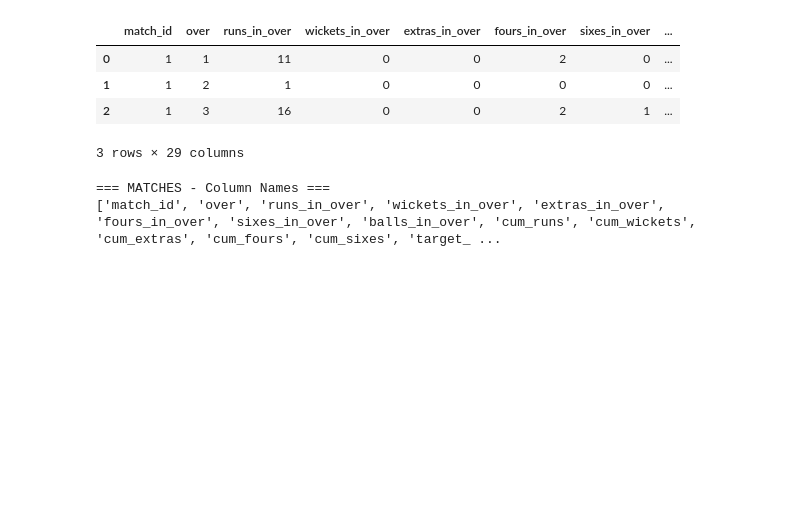
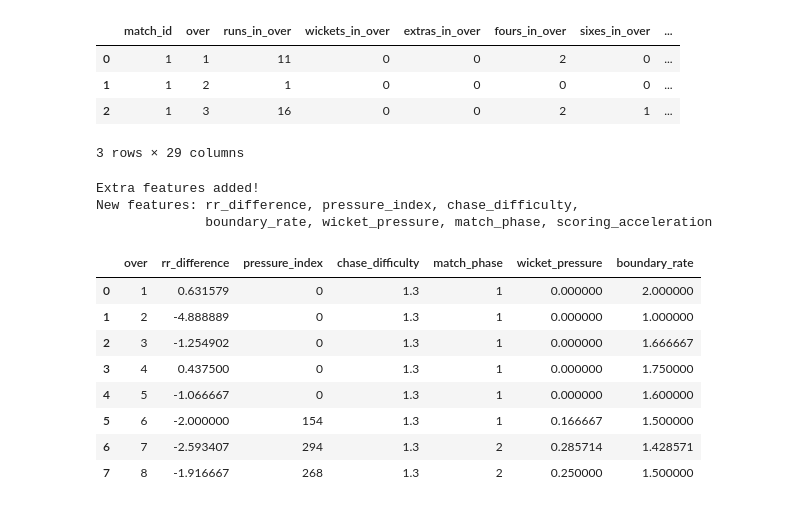
Before and after one commit to Jana1805/ML-Assignment, a Jupyter notebook: notebooks/svm_model.ipynb, the cells around one changed output. Cells and saved outputs as stored; diff of their text form; code cells hidden in the pictures; blank space fills up the shorter version.

```diff
--- a/notebooks/svm_model.ipynb
+++ b/notebooks/svm_model.ipynb
@@ -318,9 +330,68 @@ Chase win rate: 53.1%
 | 1 | 1 | 2 | 1 | 0 | 0 | 0 | 0 | ... |
 | 2 | 1 | 3 | 16 | 0 | 0 | 2 | 1 | ... |
 3 rows × 29 columns
-# %%
-print("\n=== MATCHES - Column Names ===")
-print(list(over_stats.columns))
-# %% [output]
-=== MATCHES - Column Names ===
-['match_id', 'over', 'runs_in_over', 'wickets_in_over', 'extras_in_over', 'fours_in_over', 'sixes_in_over', 'balls_in_over', 'cum_runs', 'cum_wickets', 'cum_extras', 'cum_fours', 'cum_sixes', 'target_ ...
+# %%
+#  EXTRA FEATURE ENGINEERING
+# These cricket-specific features help the model understand
+# the match situation better and improve prediction accuracy
+
+# 1. Run Rate Difference
+# Positive = chasing team scoring faster than needed (good for them)
+# Negative = chasing team behind the required rate (bad for them)
+over_stats['rr_difference'] = over_stats['current_rr'] - over_stats['required_rr']
+
+# 2. Pressure Index
+# Combines runs needed and wickets lost
+# High value = team is under more pressure
+over_stats['pressure_index'] = over_stats['runs_needed'] * over_stats['cum_wickets']
+
+# 3. Chase Difficulty
+# How big is the target compared to average IPL score (~160)
+# Higher = harder chase
+over_stats['chase_difficulty'] = over_stats['target_runs'] / 160
+
+# 4. Boundary Pressure
+# Boundaries scored so far per over
+# Shows if team is scoring aggressively
+over_stats['boundary_rate'] = (over_stats['cum_fours'] + over_stats['cum_sixes']) / over_stats['over']
+
+# 5. Wicket Pressure
+# Average wickets lost per over so far
+# High = team is losing wickets too fast
+over_stats['wicket_pressure'] = over_stats['cum_wickets'] / over_stats['over']
+
+# 6. Match Phase
+# Powerplay (1-6), Middle (7-15), Death (16-20)
+# Different phases have different scoring patterns
+over_stats['match_phase'] = pd.cut(
+    over_stats['over'],
+    bins    = [0, 6, 15, 20],
+    labels  = [1, 2, 3]
+).astype(int)
+
+# 7. Scoring Acceleration
+# Runs scored in this over compared to current average
+# Shows if team is accelerating or slowing down
+over_stats['scoring_acceleration'] = (
+    over_stats['runs_in_over'] - over_stats['current_rr']
+)
+
+print("Extra features added!")
+print(f"New features: rr_difference, pressure_index, chase_difficulty,")
+print(f"              boundary_rate, wicket_pressure, match_phase, scoring_acceleration")
+display(over_stats[['over', 'rr_difference', 'pressure_index',
+                     'chase_difficulty', 'match_phase',
+                     'wicket_pressure', 'boundary_rate']].head(8))
+# %% [output]
+Extra features added!
+New features: rr_difference, pressure_index, chase_difficulty,
+              boundary_rate, wicket_pressure, match_phase, scoring_acceleration
+|  | over | rr_difference | pressure_index | chase_difficulty | match_phase | wicket_pressure | boundary_rate |
+| 0 | 1 | 0.631579 | 0 | 1.3 | 1 | 0.000000 | 2.000000 |
+| 1 | 2 | -4.888889 | 0 | 1.3 | 1 | 0.000000 | 1.000000 |
+| 2 | 3 | -1.254902 | 0 | 1.3 | 1 | 0.000000 | 1.666667 |
+| 3 | 4 | 0.437500 | 0 | 1.3 | 1 | 0.000000 | 1.750000 |
+| 4 | 5 | -1.066667 | 0 | 1.3 | 1 | 0.000000 | 1.600000 |
+| 5 | 6 | -2.000000 | 154 | 1.3 | 1 | 0.166667 | 1.500000 |
+| 6 | 7 | -2.593407 | 294 | 1.3 | 2 | 0.285714 | 1.428571 |
+| 7 | 8 | -1.916667 | 268 | 1.3 | 2 | 0.250000 | 1.500000 |
```
Also changed, not shown: parts of 27 cells of this notebook.
